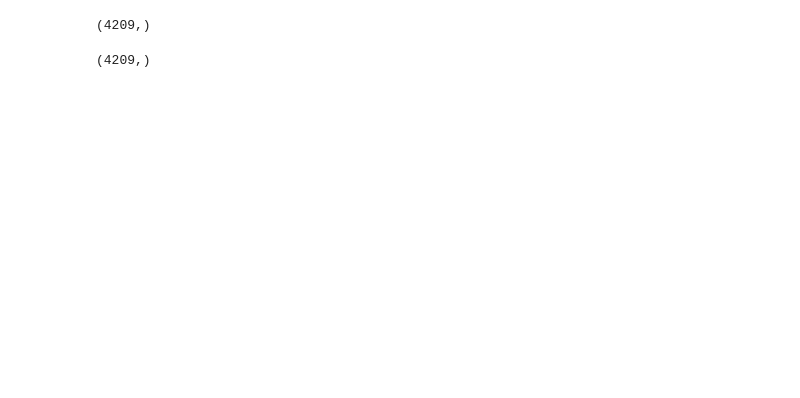
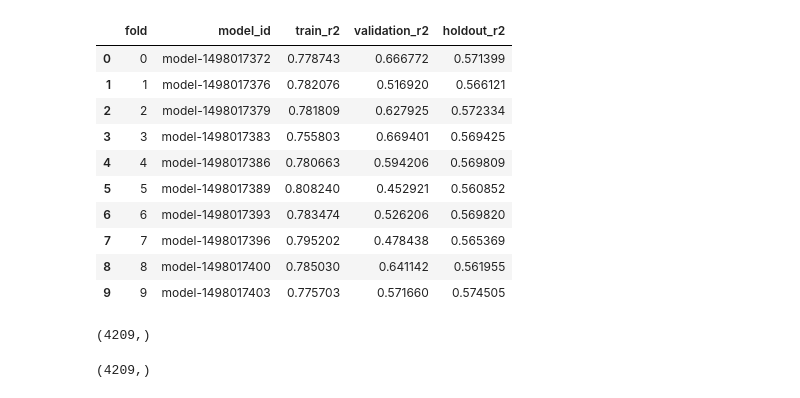
Before and after one commit to malhotraa/mercedes-benz-greener-manufacturing, a Jupyter notebook: notebooks/model.ipynb, the cells around one changed output. Cells and saved outputs as stored; diff of their text form; code cells hidden in the pictures; blank space fills up the shorter version.

Commit message:
Add toggles for using original/augmented features for xgb/stacked models.

```diff
--- a/notebooks/model.ipynb
+++ b/notebooks/model.ipynb
@@ -114,0 +127,10 @@ test_df.shape (4209, 437)
+# %%
+X = train_df.drop(["ID", "y"], axis=1)
+Y = train_df['y'].values
+train_X, holdout_X, train_Y, holdout_Y = model_selection.train_test_split(X, Y, test_size=0.2, random_state=29)
+print('X.shape', X.shape)
+print('Y.shape', Y.shape)
+print('train_X.shape', train_X.shape)
+print('train_Y.shape', train_Y.shape)
+print('holdout_X.shape', holdout_X.shape)
+print('holdout_Y.shape', holdout_Y.shape)
@@ -222,30 +273,36 @@ train r2 0.578967 val r2 0.578413
 # %%
 NUM_FOLDS = 10
 kf = model_selection.KFold(n_splits=NUM_FOLDS, shuffle=True, random_state=42)
-best_errors = {}
-r2_scores = np.ndarray(shape=[NUM_FOLDS, 2], dtype=np.float32)
-model_ids = []
+perf = []
 
-Y = train_df['y'].values
-X = train_df.drop(["ID", "y"], axis=1)
-Y_mean = np.mean(Y)
+train_X_original_columns = train_X[original_train_columns]
+holdout_X_original_columns = holdout_X[original_train_columns]
 
-print('X.shape', X.shape)
-print('Y.shape', Y.shape)
+if xgb_use_augment_features:
+    train_X_xgb = train_X[augmented_train_columns]
+    test_X_xgb = test_df[augmented_train_columns]
+    holdout_X_xgb = holdout_X[augmented_train_columns]
+else:
+    train_X_xgb = train_X[original_train_columns]
+    test_X_xgb = test_df[original_train_columns]
+    holdout_X_xgb = holdout_X[original_train_columns]
 
-for fold, (train_idxs, val_idxs) in enumerate(kf.split(X)):
-    print('Fold', fold)
+print('train_X_xgb.shape', train_X_xgb.shape)
+print('train_Y.shape', train_Y.shape)
+print('holdout_X_xgb.shape', holdout_X_xgb.shape)
+print('holdout_Y.shape', holdout_Y.shape)
+print('test_X_xgb.shape', test_X_xgb.shape, '\n')
 
-    train_X, val_X = X.iloc[train_idxs], X.iloc[val_idxs]
-    train_Y, val_Y = Y[train_idxs], Y[val_idxs]
+for fold, (train_idxs, val_idxs) in enumerate(kf.split(train_X_xgb)):
+    model_id = "model-" + str(int(time.time()))
+    print('Fold {} Training {}'.format(fold, model_id))
+
+    trn_X, val_X = train_X_xgb.iloc[train_idxs], train_X_xgb.iloc[val_idxs]
+    trn_Y, val_Y = train_Y[train_idxs], train_Y[val_idxs]
 
     def xgb_r2_score(preds, dtrain):
         labels = dtrain.get_label()
         return 'rmse', -1.0 * metrics.r2_score(labels, preds)
-
-    model_id = "model-" + str(int(time.time()))
-    model_ids.append(model_id)
-    print('Training', model_id)
 
     model = xgb.XGBRegressor(max_depth = 10,
                         gamma=0.5,
@@ -260,18 +317,20 @@ for fold, (train_idxs, val_idxs) in enumerate(kf.split(X)):
                         seed=42,
                         silent=True)
 
-    model.fit(train_X, train_Y, eval_set=[(train_X, train_Y), (val_X, val_Y)], verbose=False, eval_metric='rmse', early_stopping_rounds=50)
+    model.fit(trn_X, trn_Y, eval_set=[(trn_X, trn_Y), (val_X, val_Y)], verbose=False, eval_metric='rmse', early_stopping_rounds=50)
     evals_result = model.evals_result()
     pickle.dump(model, open(os.path.join(MODELS_PATH, model_id + ".xgb"), "wb"))
-    train_Y_pred = model.predict(train_X)
-    train_r2_score = metrics.r2_score(train_Y, train_Y_pred)
+    train_Y_pred = model.predict(trn_X)
+    train_r2_score = metrics.r2_score(trn_Y, train_Y_pred)
     val_Y_pred = model.predict(val_X)
     val_r2_score = metrics.r2_score(val_Y, val_Y_pred)
-    r2_scores[fold, 0] = train_r2_score
-    r2_scores[fold, 1] = val_r2_score
-    print('  train r2', train_r2_score, 'val r2', val_r2_score)
-    print('  Saved', model_id)
+    holdout_Y_pred = model.predict(holdout_X_xgb)
+    holdout_r2_score = metrics.r2_score(holdout_Y, holdout_Y_pred)
+    perf.append((fold, model_id, train_r2_score, val_r2_score, holdout_r2_score))
 
-print('train r2', np.mean(r2_scores[:, 0]),
-      'val r2', np.mean(r2_scores[:, 1]))
+perf_df = pd.DataFrame(perf, columns=['fold', 'model_id', 'train_r2', 'validation_r2', 'holdout_r2'])
+print('avg train r2', perf_df['train_r2'].mean(),
+      'avg validation r2', perf_df['validation_r2'].mean(),
+      'avg holdout r2', perf_df['holdout_r2'].mean())
+perf_df
 # %% [output]
@@ -295,2 +354,13 @@ train r2 0.839077 val r2 0.557822
+|  | fold | model_id | train_r2 | validation_r2 | holdout_r2 |
+| 0 | 0 | model-1498017372 | 0.778743 | 0.666772 | 0.571399 |
+| 1 | 1 | model-1498017376 | 0.782076 | 0.516920 | 0.566121 |
+| 2 | 2 | model-1498017379 | 0.781809 | 0.627925 | 0.572334 |
+| 3 | 3 | model-1498017383 | 0.755803 | 0.669401 | 0.569425 |
+| 4 | 4 | model-1498017386 | 0.780663 | 0.594206 | 0.569809 |
+| 5 | 5 | model-1498017389 | 0.808240 | 0.452921 | 0.560852 |
+| 6 | 6 | model-1498017393 | 0.783474 | 0.526206 | 0.569820 |
+| 7 | 7 | model-1498017396 | 0.795202 | 0.478438 | 0.565369 |
+| 8 | 8 | model-1498017400 | 0.785030 | 0.641142 | 0.561955 |
+| 9 | 9 | model-1498017403 | 0.775703 | 0.571660 | 0.574505 |
 # %%
 # Avg xgb models predictions
```
Also changed, not shown: parts of 15 cells of this notebook.
